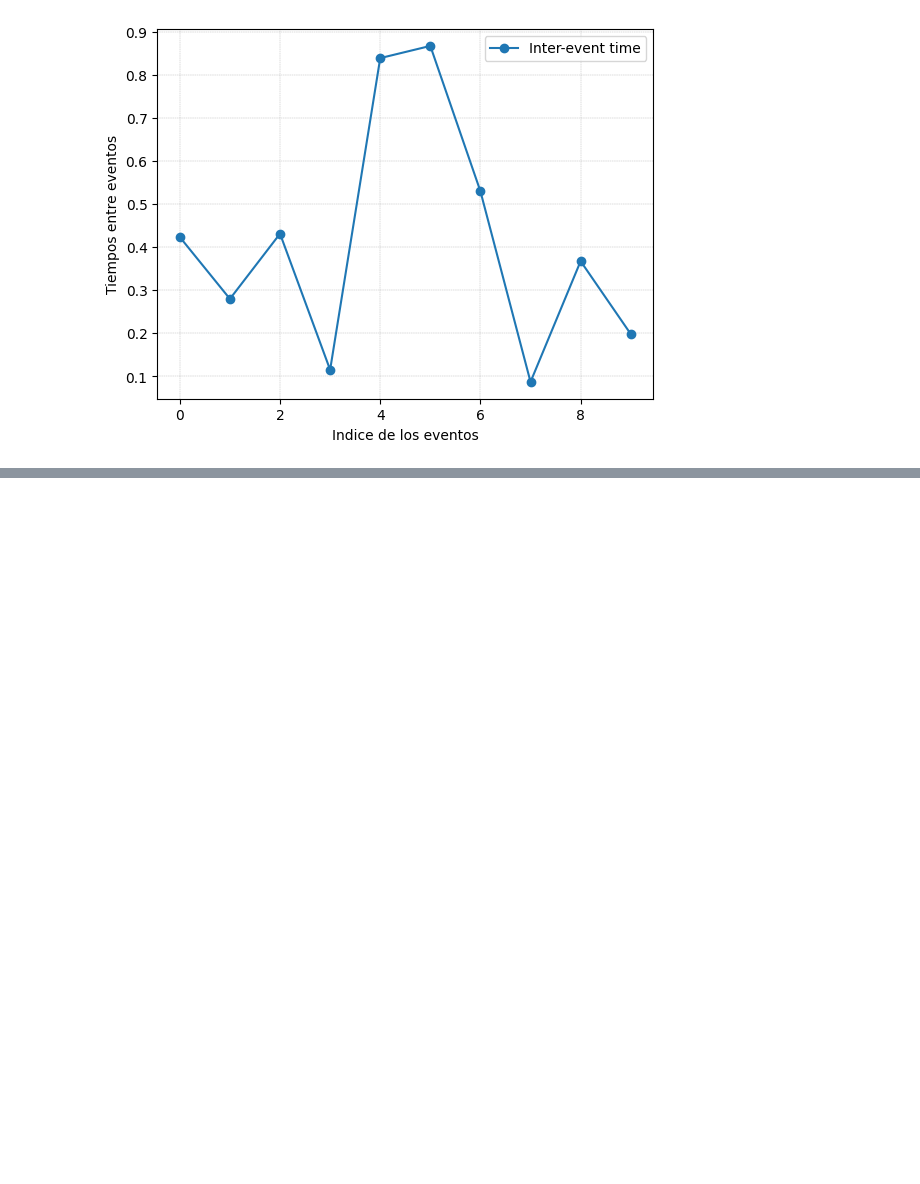
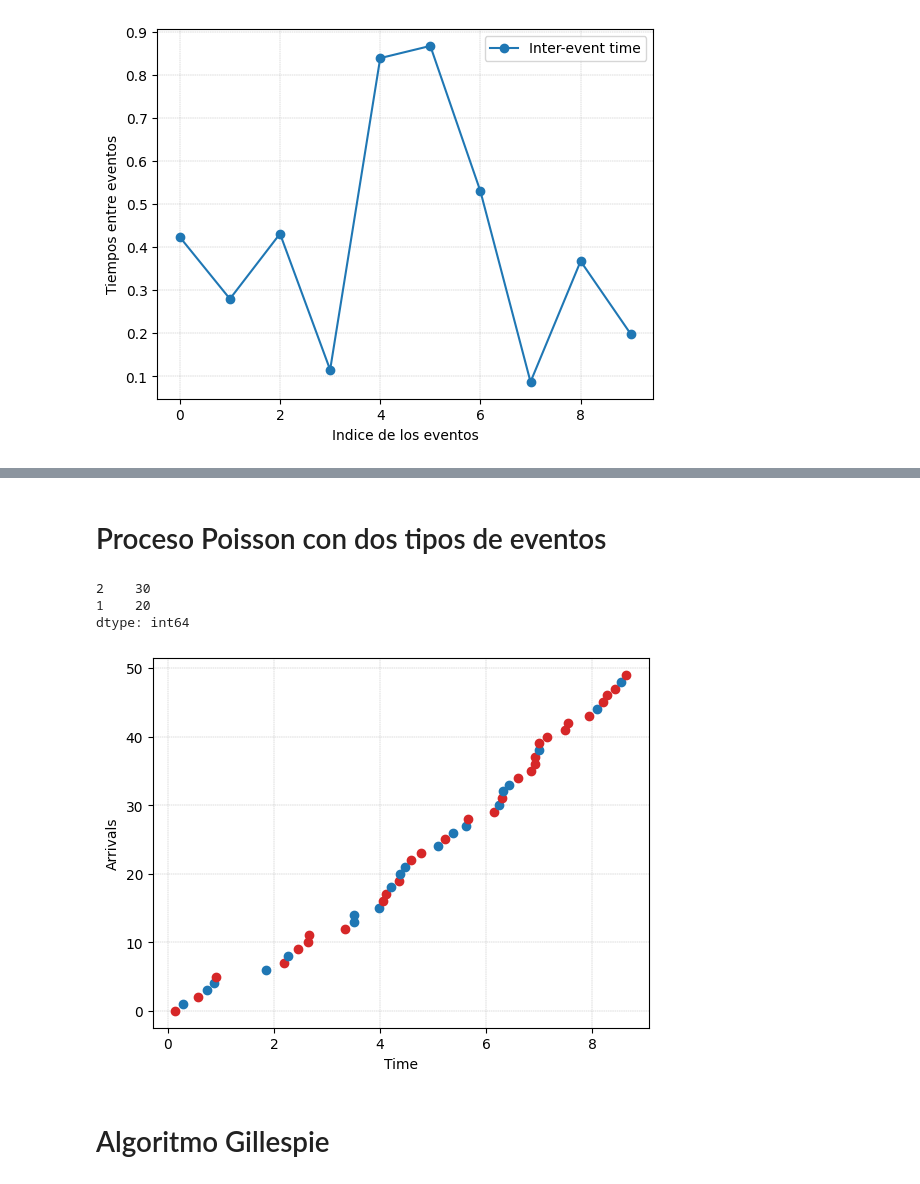
Before and after one commit to leticiaram/Modelos_Estocasticos_2023, a Jupyter notebook: Codigo_3.ipynb, the cells around one changed output, grey strips where cells are left out. Cells and saved outputs as stored; diff of their text form; code cells hidden in the pictures; blank space fills up the shorter version.

```diff
--- a/Codigo_3.ipynb
+++ b/Codigo_3.ipynb
@@ -80,0 +118,2 @@ plt.show()
+# %% [markdown]
+# Proceso Poisson con dos tipos de eventos
@@ -80,0 +149,28 @@ plt.show()
+# %%
+random.seed(10)
+num_events =50
+event_num, tipo, inter_event_times, event_times = sim_2Poisson_Process(par_lambda1 = 2,par_lambda2 = 4, num_events = num_events)
+# %%
+import pandas as pd
+pd.Series(tipo).value_counts()
+# %% [output]
+2    30
+1    20
+dtype: int64
+# %%
+#plt.step(np.array(event_times, dtype=np.float32), np.array(event_num, dtype=np.float32), where='post')
+
+for i in range(len(event_times)):
+  if tipo[i]==1:
+    plt.plot(np.array(event_times, dtype=np.float32)[i], np.array(event_num, dtype=np.float32)[i], 'C0o', alpha=1)
+  else:
+    plt.plot(np.array(event_times, dtype=np.float32)[i], np.array(event_num, dtype=np.float32)[i], 'C3o', alpha=1)
+
+plt.grid(linestyle = '--', linewidth = 0.3)
+plt.xlabel('Time')
+plt.ylabel('Arrivals')
+plt.show()
+# %% [output]
+[figure, added]
+# %% [markdown]
+# Algoritmo Gillespie
```
Also changed, not shown: parts of 18 cells of this notebook.
